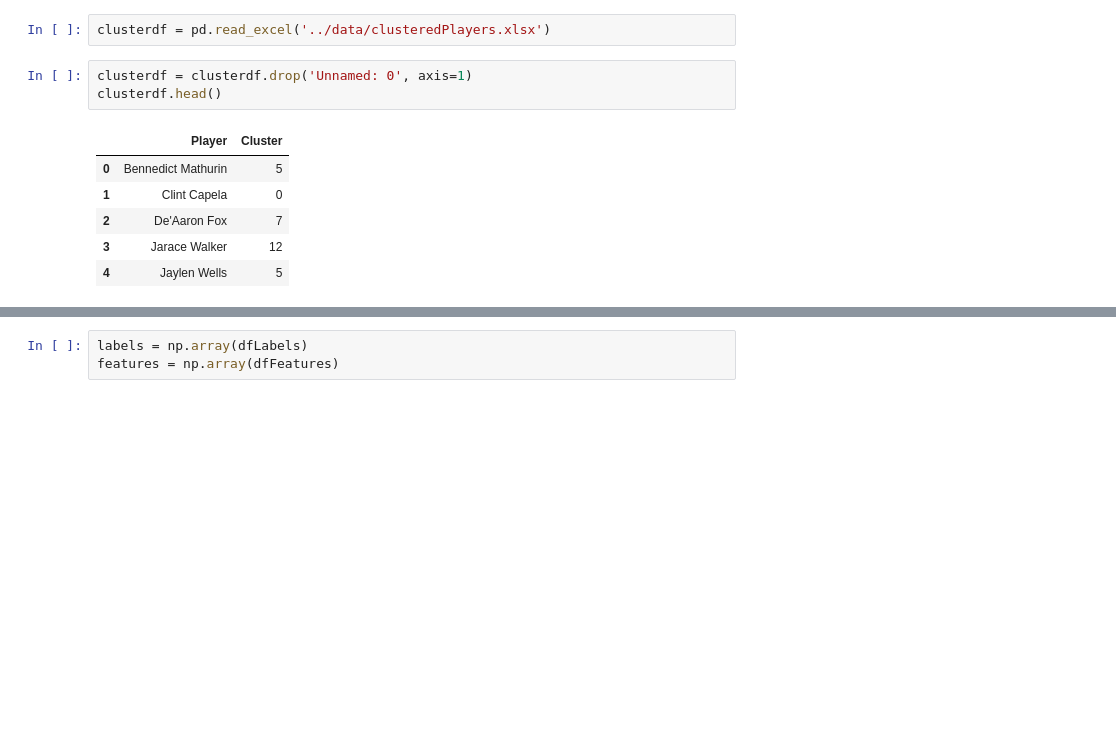
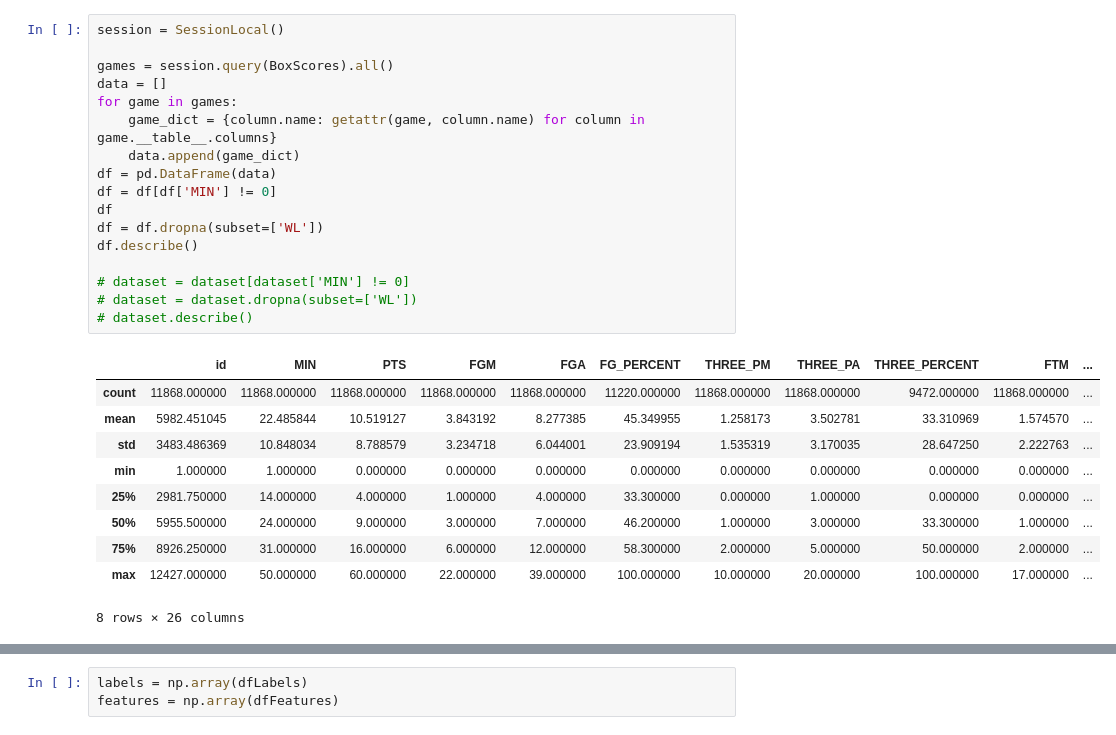
Before and after one commit to ibracken/NBA_Machine_Learning, a Jupyter notebook: scripts/nbaSupervisedLearningClusters.ipynb, the cells around one changed output, grey strips where cells are left out. Saved outputs shown, nothing was run; the diff lists cells and outputs as text; blank space fills up the shorter version.

```diff
--- a/scripts/nbaSupervisedLearningClusters.ipynb
+++ b/scripts/nbaSupervisedLearningClusters.ipynb
@@ -27,12 +20,28 @@ dataset.describe()
-# %%
-clusterdf = pd.read_excel('../data/clusteredPlayers.xlsx')
-# %%
-clusterdf = clusterdf.drop('Unnamed: 0', axis=1)
-clusterdf.head()
-# %% [output]
-|  | Player | Cluster |
-| 0 | Bennedict Mathurin | 5 |
-| 1 | Clint Capela | 0 |
-| 2 | De'Aaron Fox | 7 |
-| 3 | Jarace Walker | 12 |
-| 4 | Jaylen Wells | 5 |
+# %%
+session = SessionLocal()
+
+games = session.query(BoxScores).all()
+data = []
+for game in games:
+    game_dict = {column.name: getattr(game, column.name) for column in game.__table__.columns}
+    data.append(game_dict)
+df = pd.DataFrame(data)
+df = df[df['MIN'] != 0]
+df
+df = df.dropna(subset=['WL'])
+df.describe()
+
+# dataset = dataset[dataset['MIN'] != 0]
+# dataset = dataset.dropna(subset=['WL'])
+# dataset.describe()
+# %% [output]
+|  | id | MIN | PTS | FGM | FGA | FG_PERCENT | THREE_PM | THREE_PA | THREE_PERCENT | FTM | ... |
+| count | 11868.000000 | 11868.000000 | 11868.000000 | 11868.000000 | 11868.000000 | 11220.000000 | 11868.000000 | 11868.000000 | 9472.000000 | 11868.000000 | ... |
+| mean | 5982.451045 | 22.485844 | 10.519127 | 3.843192 | 8.277385 | 45.349955 | 1.258173 | 3.502781 | 33.310969 | 1.574570 | ... |
+| std | 3483.486369 | 10.848034 | 8.788579 | 3.234718 | 6.044001 | 23.909194 | 1.535319 | 3.170035 | 28.647250 | 2.222763 | ... |
+| min | 1.000000 | 1.000000 | 0.000000 | 0.000000 | 0.000000 | 0.000000 | 0.000000 | 0.000000 | 0.000000 | 0.000000 | ... |
+| 25% | 2981.750000 | 14.000000 | 4.000000 | 1.000000 | 4.000000 | 33.300000 | 0.000000 | 1.000000 | 0.000000 | 0.000000 | ... |
+| 50% | 5955.500000 | 24.000000 | 9.000000 | 3.000000 | 7.000000 | 46.200000 | 1.000000 | 3.000000 | 33.300000 | 1.000000 | ... |
+| 75% | 8926.250000 | 31.000000 | 16.000000 | 6.000000 | 12.000000 | 58.300000 | 2.000000 | 5.000000 | 50.000000 | 2.000000 | ... |
+| max | 12427.000000 | 50.000000 | 60.000000 | 22.000000 | 39.000000 | 100.000000 | 10.000000 | 20.000000 | 100.000000 | 17.000000 | ... |
+8 rows × 26 columns
```
Also changed, not shown: parts of 22 cells of this notebook, 12 other files.
